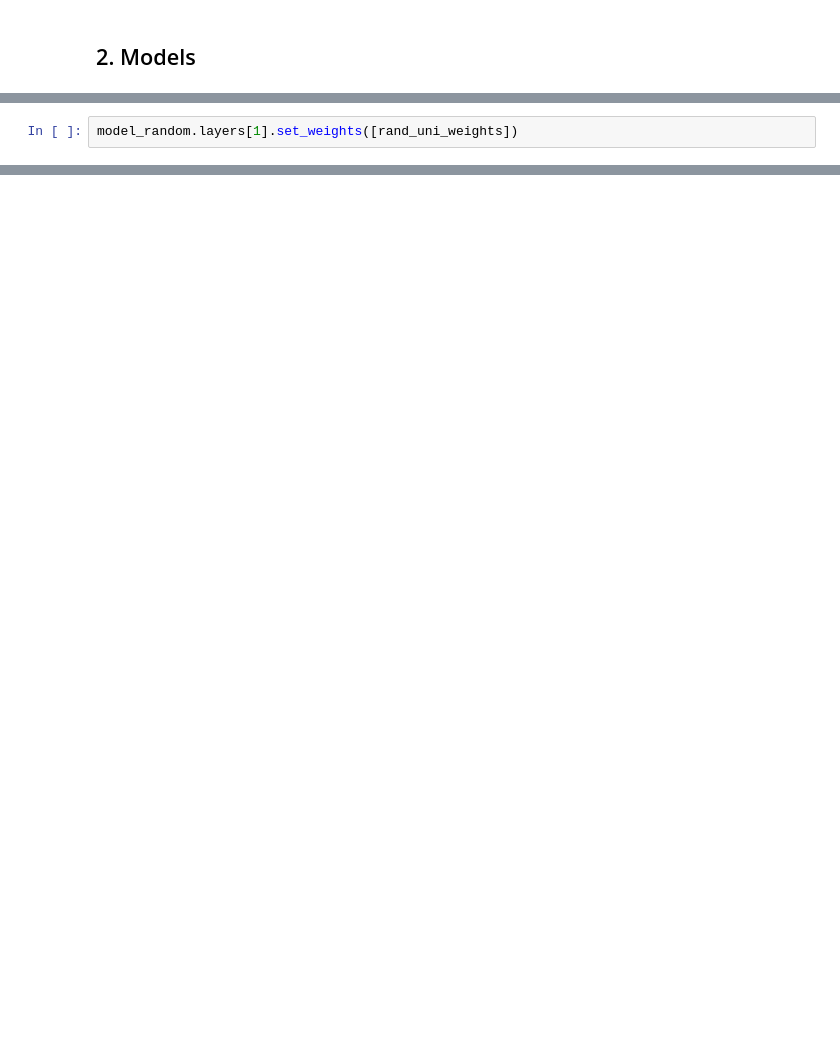
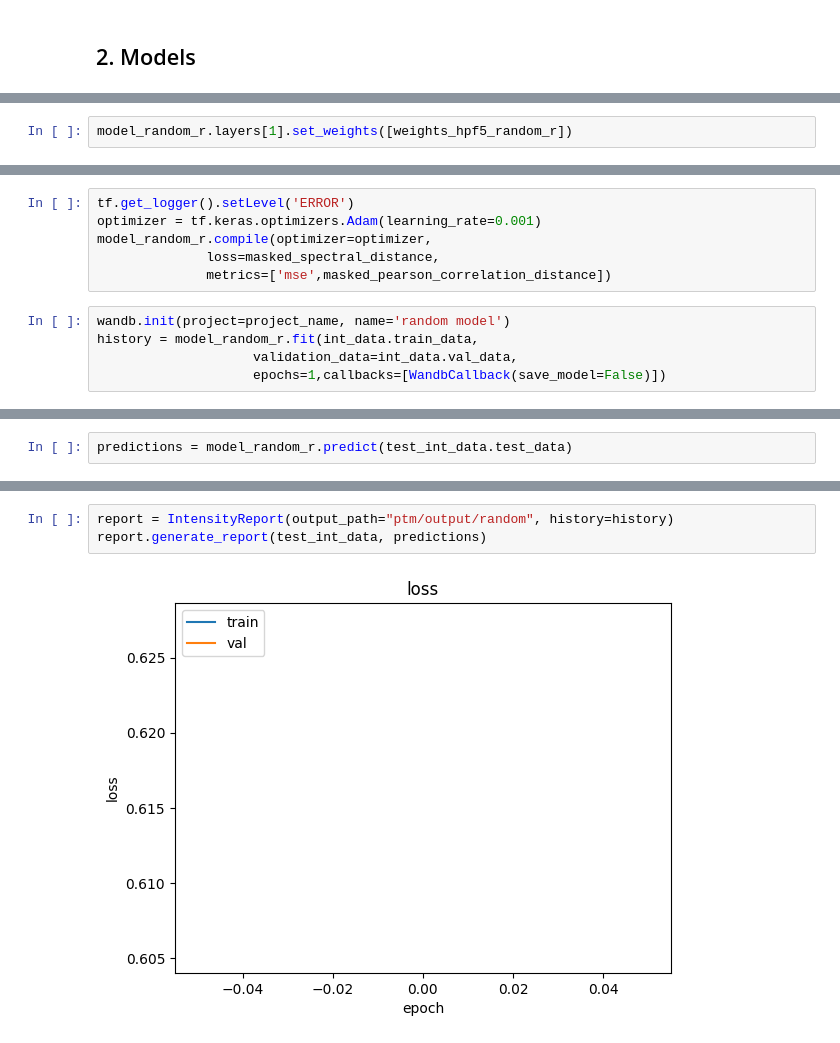
Before and after one commit to wilhelm-lab/dlomix, a Jupyter notebook: ptm.ipynb, the cells around one changed output, grey strips where cells are left out. Drawn from its saved outputs; the diff is of its cells as text; blank space fills up the shorter version.

```diff
--- a/ptm.ipynb
+++ b/ptm.ipynb
@@ -276,3 +517,3 @@ array([[ 6.8178315e-07,  1.0845733e-06, -2.7902598e-07, ...,
 # %%
-model_random.layers[1].set_weights([rand_uni_weights])
+model_random_r.layers[1].set_weights([weights_hpf5_random_r])
 # %%
@@ -398,0 +523,11 @@ sns.violinplot(predictions_acc['spectral_angle'])
+# %%
+tf.get_logger().setLevel('ERROR')
+optimizer = tf.keras.optimizers.Adam(learning_rate=0.001)
+model_random_r.compile(optimizer=optimizer,
+              loss=masked_spectral_distance,
+              metrics=['mse',masked_pearson_correlation_distance])
+# %%
+wandb.init(project=project_name, name='random model')
+history = model_random_r.fit(int_data.train_data,
+                    validation_data=int_data.val_data,
+                    epochs=1,callbacks=[WandbCallback(save_model=False)])
@@ -398,0 +546,2 @@ sns.violinplot(predictions_acc['spectral_angle'])
+# %%
+predictions = model_random_r.predict(test_int_data.test_data)
@@ -398,0 +550,5 @@ sns.violinplot(predictions_acc['spectral_angle'])
+# %%
+report = IntensityReport(output_path="ptm/output/random", history=history)
+report.generate_report(test_int_data, predictions)
+# %% [output]
+[figure, added]
```
Also changed, not shown: parts of 113 cells of this notebook.
